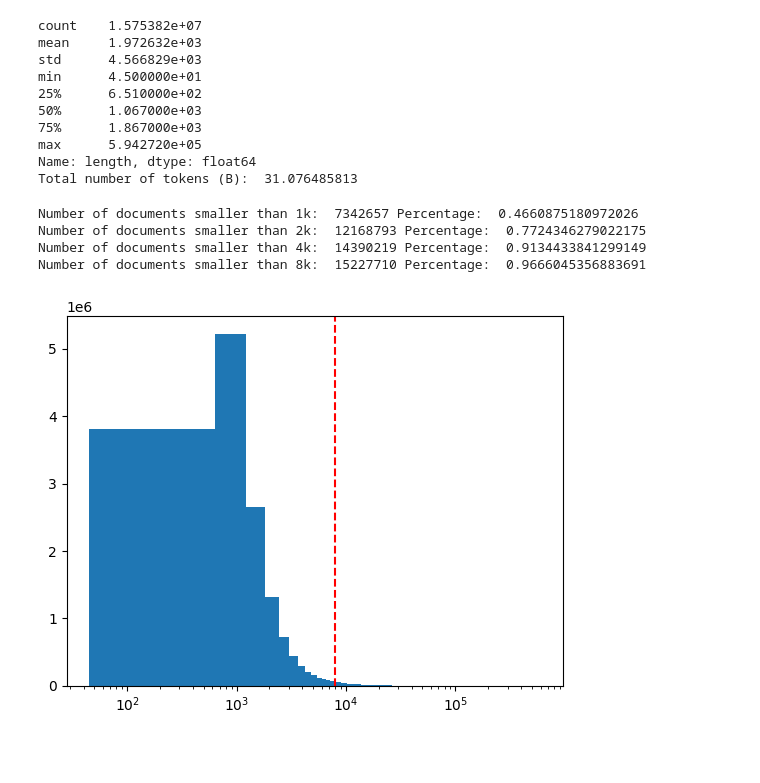
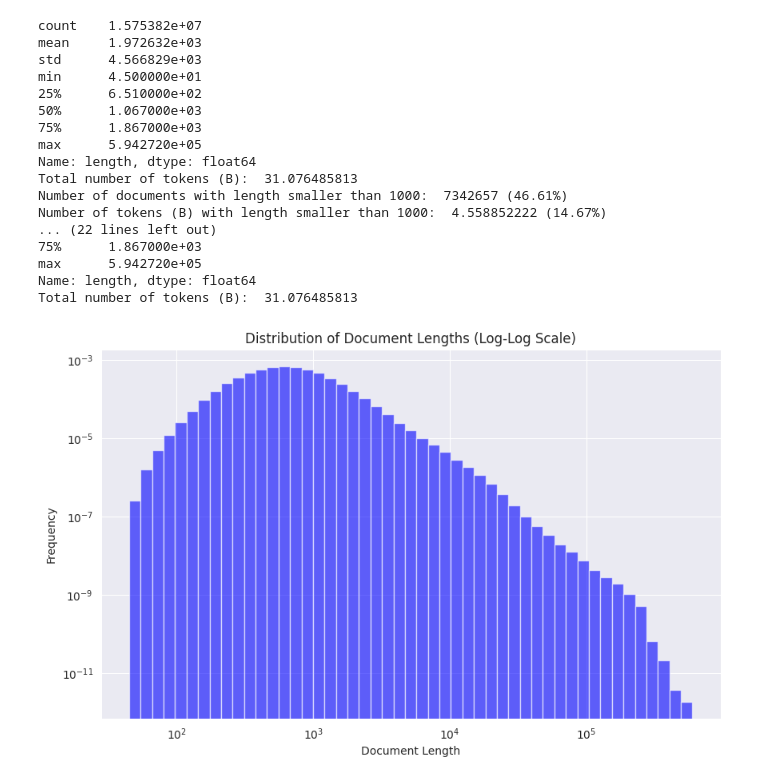
Before and after one commit to tongyao-zhu/TinyLlama, a Jupyter notebook: processing/corpus_analysis/analyze_lengths.ipynb, the cells around one changed output. Cells and saved outputs as stored; diff of their text form; code cells hidden in the pictures; blank space fills up the shorter version.

```diff
--- a/processing/corpus_analysis/analyze_lengths.ipynb
+++ b/processing/corpus_analysis/analyze_lengths.ipynb
@@ -13,6 +13,13 @@ print(df['length'].describe())
 print("Total number of tokens (B): ", df['length'].sum()/1e9)
 
 # df = pd.read_csv("chunk_99_lengths.csv")
+# get how many lengths are smaller than 1k, 2k, 4k, 8k
+for threshold in [1000, 2000, 4000, 8000, 16000, 32000, 64000, 128000, 256000]:
+    print("Number of documents with length smaller than {}: ".format(threshold), df[df['length'] < threshold].shape[0], "({:.2f}%)".format(df[df['length'] < threshold].shape[0]/df.shape[0]*100))
+    print("Number of tokens (B) with length smaller than {}: ".format(threshold), df[df['length'] < threshold]['length'].sum()/1e9, "({:.2f}%)".format(df[df['length'] < threshold]['length'].sum()/df['length'].sum()*100))
+# get the distribution of the lengths
+print(df['length'].describe())
+print("Total number of tokens (B): ", df['length'].sum()/1e9)
 # %% [output]
 count    1.575382e+07
 mean     1.972632e+03
@@ -24,24 +31,41 @@ min      4.500000e+01
 max      5.942720e+05
 Name: length, dtype: float64
 Total number of tokens (B):  31.076485813
+Number of documents with length smaller than 1000:  7342657 (46.61%)
+Number of tokens (B) with length smaller than 1000:  4.558852222 (14.67%)
+... (22 lines left out)
+75%      1.867000e+03
+max      5.942720e+05
+Name: length, dtype: float64
+Total number of tokens (B):  31.076485813
-# %%
-# get how many lengths are smaller than 1k, 2k, 4k, 8k
-print("Number of documents smaller than 1k: ", df[df['length'] < 1000].shape[0], "Percentage: ", df[df['length'] < 1000].shape[0]/df.shape[0])
-print("Number of documents smaller than 2k: ", df[df['length'] < 2000].shape[0], "Percentage: ", df[df['length'] < 2000].shape[0]/df.shape[0])
-print("Number of documents smaller than 4k: ", df[df['length'] < 4000].shape[0], "Percentage: ", df[df['length'] < 4000].shape[0]/df.shape[0])
-print("Number of documents smaller than 8k: ", df[df['length'] < 8000].shape[0], "Percentage: ", df[df['length'] < 8000].shape[0]/df.shape[0])
-# %% [output]
-Number of documents smaller than 1k:  7342657 Percentage:  0.4660875180972026
-Number of documents smaller than 2k:  12168793 Percentage:  0.7724346279022175
-Number of documents smaller than 4k:  14390219 Percentage:  0.9134433841299149
-Number of documents smaller than 8k:  15227710 Percentage:  0.9666045356883691
-# %%
-import matplotlib.pyplot as plt
-# plot the distribution of the lengths in log scale
-plt.hist(df['length'], bins=1000)
-plt.xscale('log')
-# draw the line of 8k
-plt.axvline(x=8000, color='r', linestyle='--')
-plt.show()
-# %% [output]
-[figure, removed]
+# %%
+
+#
+import numpy as np
+import matplotlib.pyplot as plt
+
+# Assuming 'lengths' is your numpy array of document lengths
+# lengths = np.array([...])
+lengths = df['length'].values
+
+# Create logarithmically spaced bins
+min_length = lengths.min()
+max_length = lengths.max()
+bins = np.logspace(np.log10(min_length), np.log10(max_length), 50)
+
+# Plot the histogram of the lengths with logarithmically spaced bins
+plt.figure(figsize=(10, 6))
+plt.hist(lengths, bins=bins, density=True, alpha=0.6, color='b')
+
+# Set log scale for x and y axis
+plt.xscale('log')
+plt.yscale('log')
+
+plt.xlabel('Document Length')
+plt.ylabel('Frequency')
+plt.title('Distribution of Document Lengths (Log-Log Scale)')
+plt.grid(True)
+
+plt.show()
+# %% [output]
+[figure, added]
```
Also changed, not shown: parts of 20 cells of this notebook.
